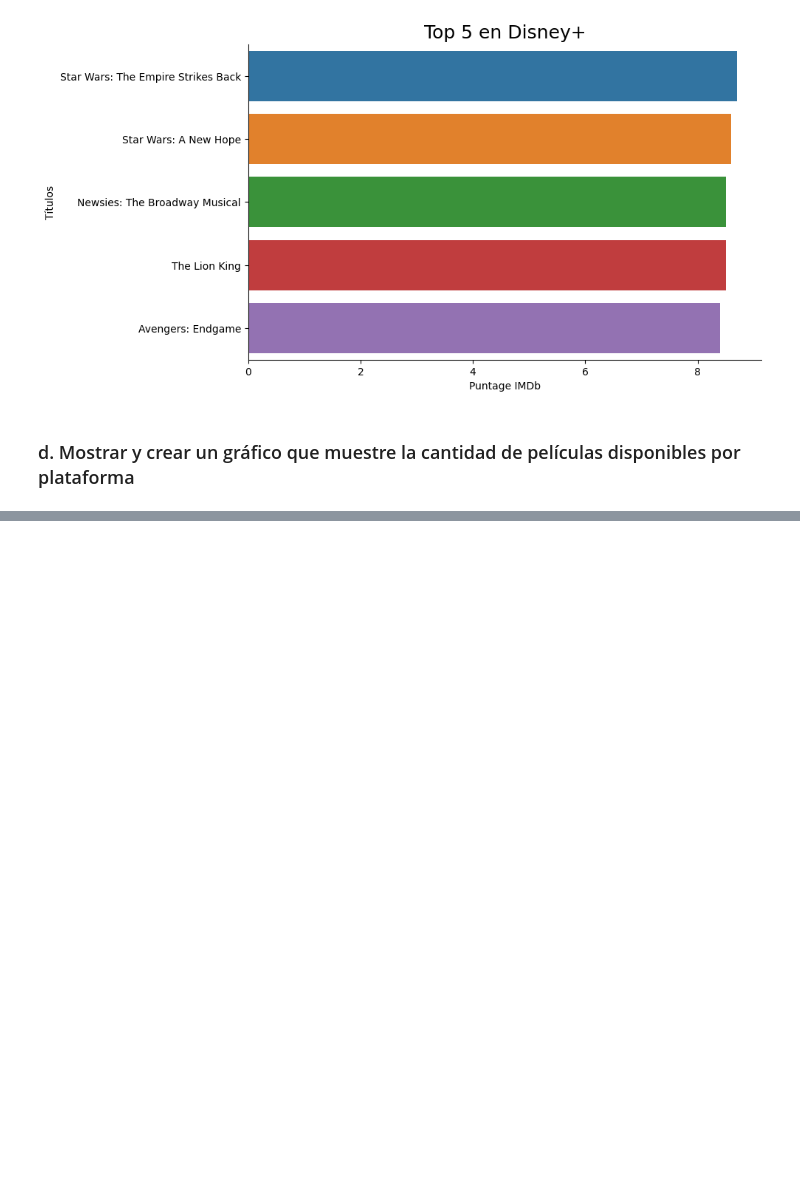
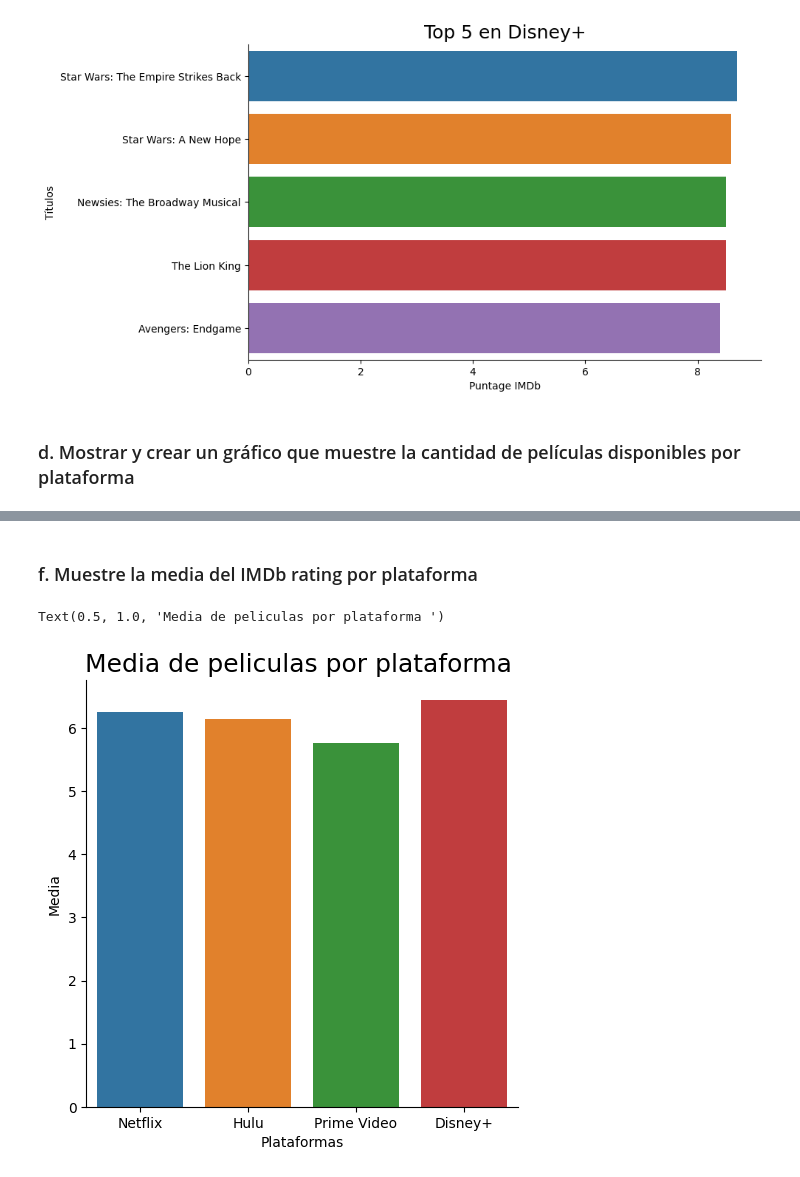
Before and after one commit to villa85/curso_python_2, a Jupyter notebook: Proyecto_III_Visualización_de_Datos/PROYECTO3_YUNIEL_VILLALON_PYTHON20.ipynb, the cells around one changed output, grey strips where cells are left out. Drawn from its saved outputs; the diff is of its cells as text; code cells hidden in the pictures; blank space fills up the shorter version.

```diff
--- a/Proyecto_III_Visualización_de_Datos/PROYECTO3_YUNIEL_VILLALON_PYTHON20.ipynb
+++ b/Proyecto_III_Visualización_de_Datos/PROYECTO3_YUNIEL_VILLALON_PYTHON20.ipynb
@@ -347,0 +378,16 @@ for i, plataforma in enumerate(streaming):
+# %% [markdown]
+### f.  Muestre la media del IMDb rating por plataforma
+# %%
+media_valoraciones = {}
+
+for i in streaming:
+    platform_movies = df[df[i] == 1]
+    media_val = platform_movies['IMDb'].mean()
+    media_valoraciones[i] = media_val
+
+mf = pd.DataFrame([[key, media_valoraciones[key]] for key in media_valoraciones.keys()], columns=['Plataformas', 'Media'])
+ax = sb.catplot(x = "Plataformas", y="Media", data=mf, kind="bar") # grafico de barrras
+plt.title(f"Media de peliculas por plataforma ", size=18)
+# %% [output]
+Text(0.5, 1.0, 'Media de peliculas por plataforma ')
+[figure, added]
```
Also changed, not shown: parts of 4 cells of this notebook.
